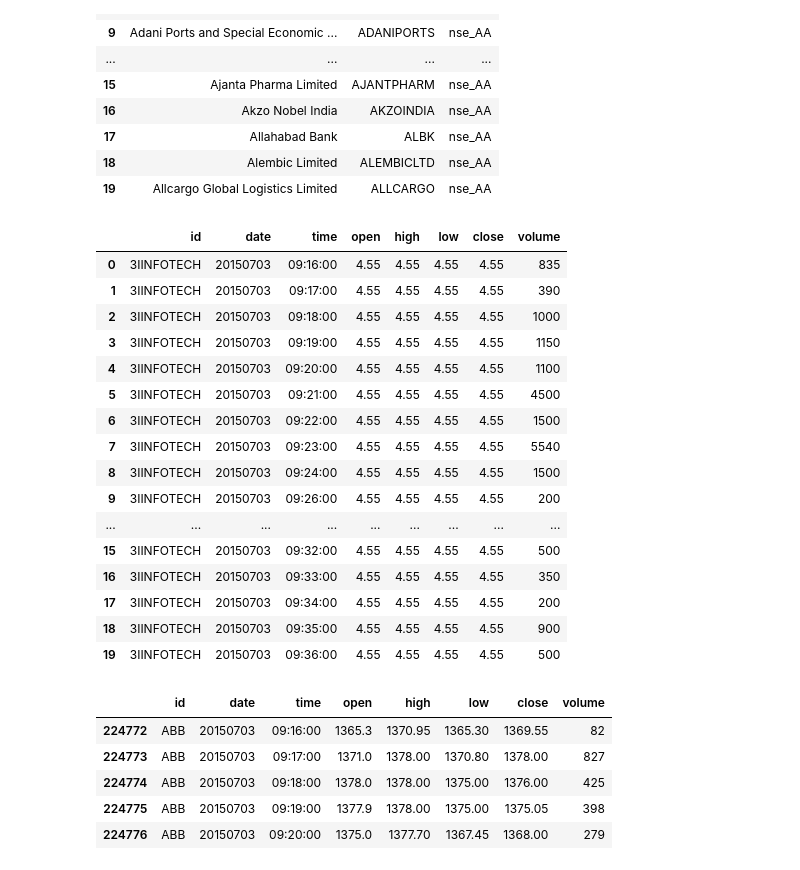
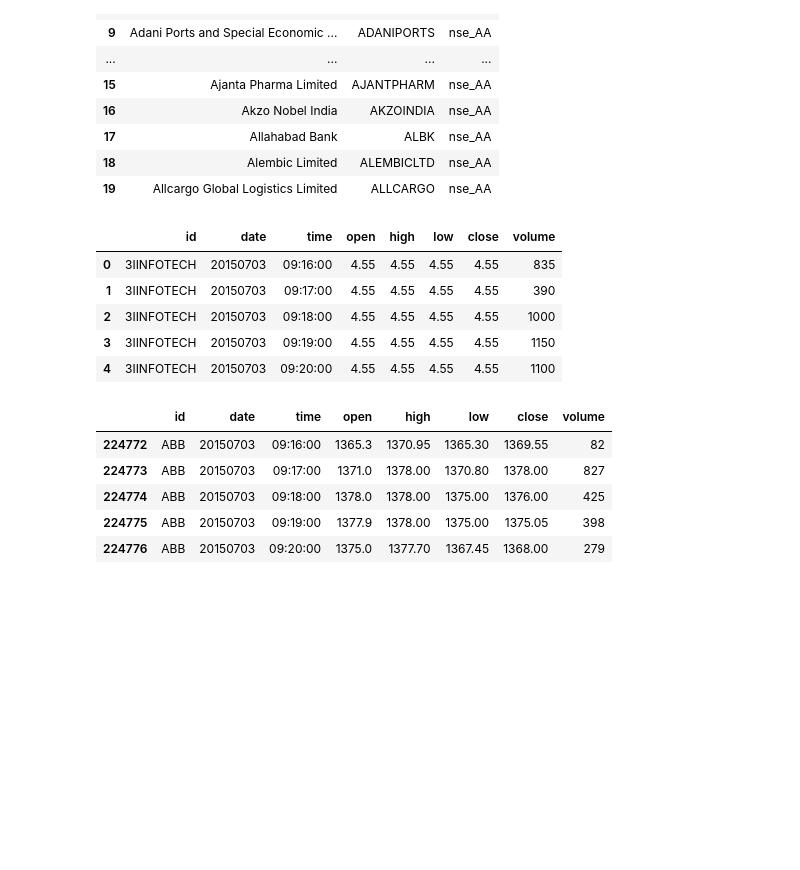
Before and after one commit to mkmanoj30/8thSemProject, a Jupyter notebook: 8thSemProject.ipynb, the cells around one changed output. Saved outputs shown, nothing was run; the diff lists cells and outputs as text; code cells hidden in the pictures; blank space fills up the shorter version.

```diff
--- a/8thSemProject.ipynb
+++ b/8thSemProject.ipynb
@@ -121,25 +116,14 @@ cmp_list.head(20)
 # %%
 file = pyreadr.read_r('data/nse_AA.RData')
 nseAA = file['nse_AA']
-nseAA.head(20)
+nseAA.head()
 # %% [output]
 |  | id | date | time | open | high | low | close | volume |
 | 0 | 3IINFOTECH | 20150703 | 09:16:00 | 4.55 | 4.55 | 4.55 | 4.55 | 835 |
 | 1 | 3IINFOTECH | 20150703 | 09:17:00 | 4.55 | 4.55 | 4.55 | 4.55 | 390 |
 | 2 | 3IINFOTECH | 20150703 | 09:18:00 | 4.55 | 4.55 | 4.55 | 4.55 | 1000 |
 | 3 | 3IINFOTECH | 20150703 | 09:19:00 | 4.55 | 4.55 | 4.55 | 4.55 | 1150 |
 | 4 | 3IINFOTECH | 20150703 | 09:20:00 | 4.55 | 4.55 | 4.55 | 4.55 | 1100 |
-| 5 | 3IINFOTECH | 20150703 | 09:21:00 | 4.55 | 4.55 | 4.55 | 4.55 | 4500 |
-| 6 | 3IINFOTECH | 20150703 | 09:22:00 | 4.55 | 4.55 | 4.55 | 4.55 | 1500 |
-| 7 | 3IINFOTECH | 20150703 | 09:23:00 | 4.55 | 4.55 | 4.55 | 4.55 | 5540 |
-| 8 | 3IINFOTECH | 20150703 | 09:24:00 | 4.55 | 4.55 | 4.55 | 4.55 | 1500 |
-| 9 | 3IINFOTECH | 20150703 | 09:26:00 | 4.55 | 4.55 | 4.55 | 4.55 | 200 |
-| ... | ... | ... | ... | ... | ... | ... | ... | ... |
-| 15 | 3IINFOTECH | 20150703 | 09:32:00 | 4.55 | 4.55 | 4.55 | 4.55 | 500 |
-| 16 | 3IINFOTECH | 20150703 | 09:33:00 | 4.55 | 4.55 | 4.55 | 4.55 | 350 |
-| 17 | 3IINFOTECH | 20150703 | 09:34:00 | 4.55 | 4.55 | 4.55 | 4.55 | 200 |
-| 18 | 3IINFOTECH | 20150703 | 09:35:00 | 4.55 | 4.55 | 4.55 | 4.55 | 900 |
-| 19 | 3IINFOTECH | 20150703 | 09:36:00 | 4.55 | 4.55 | 4.55 | 4.55 | 500 |
 # %%
 ABB = nseAA.loc[nseAA['id']=='ABB']
 ABB.head()
```
Also changed, not shown: parts of 18 cells of this notebook.
